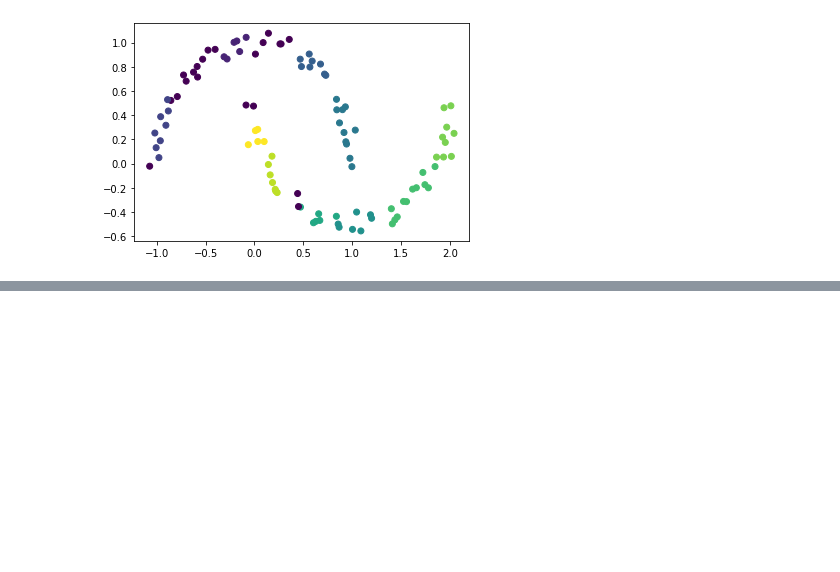
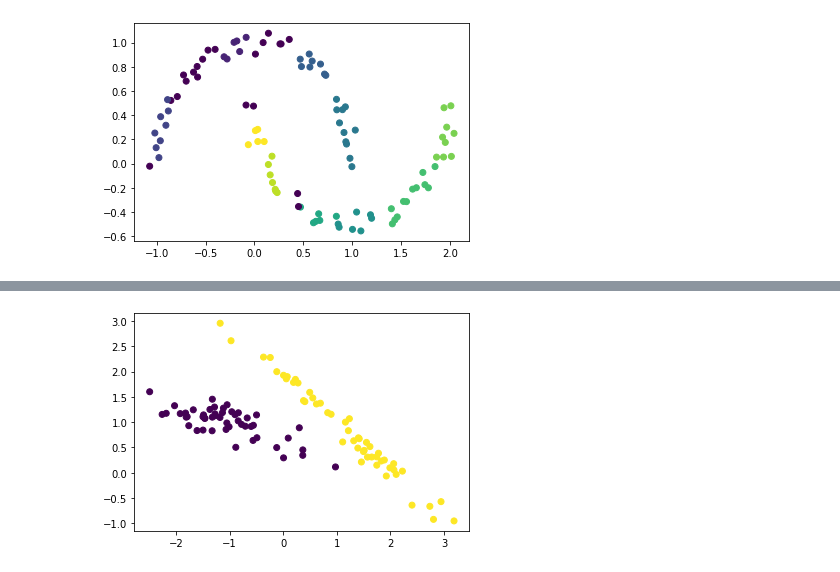
Before and after one commit to Pomilusky/apuntes_clase, a Jupyter notebook: semana_7/2.1 - Mas modelos USL.ipynb, the cells around one changed output, grey strips where cells are left out. Cells and saved outputs as stored; diff of their text form; code cells hidden in the pictures; blank space fills up the shorter version.

```diff
--- a/semana_7/2.1 - Mas modelos USL.ipynb
+++ b/semana_7/2.1 - Mas modelos USL.ipynb
@@ -168,0 +210,3 @@ Se asume que los datos son mezclas de un nº finito de distribuciones gaussianas
+# %%
+gmm=GMM(n_components=2, covariance_type='full')
+gmm.fit(X[0]);
@@ -168,0 +217,5 @@ Se asume que los datos son mezclas de un nº finito de distribuciones gaussianas
+# %%
+plt.scatter(X[0][:,0], X[0][:,1],
+            c=gmm.predict(X[0]));
+# %% [output]
+[figure, added]
```
Also changed, not shown: parts of 12 cells of this notebook.
